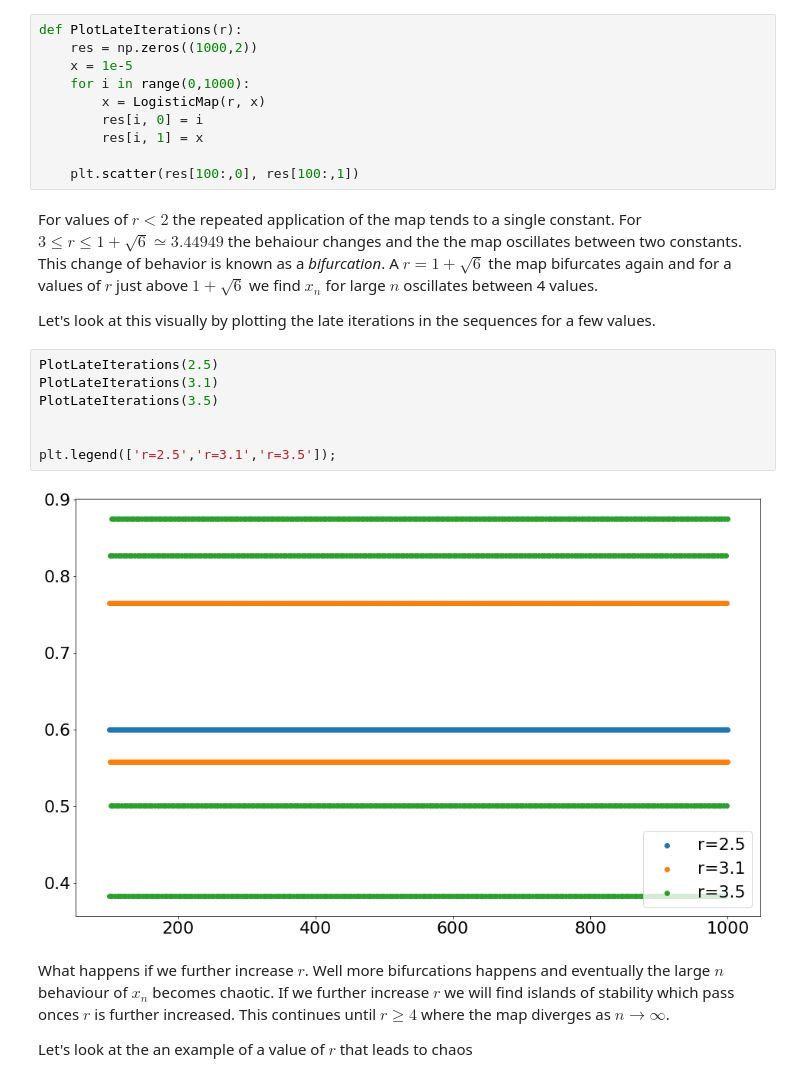
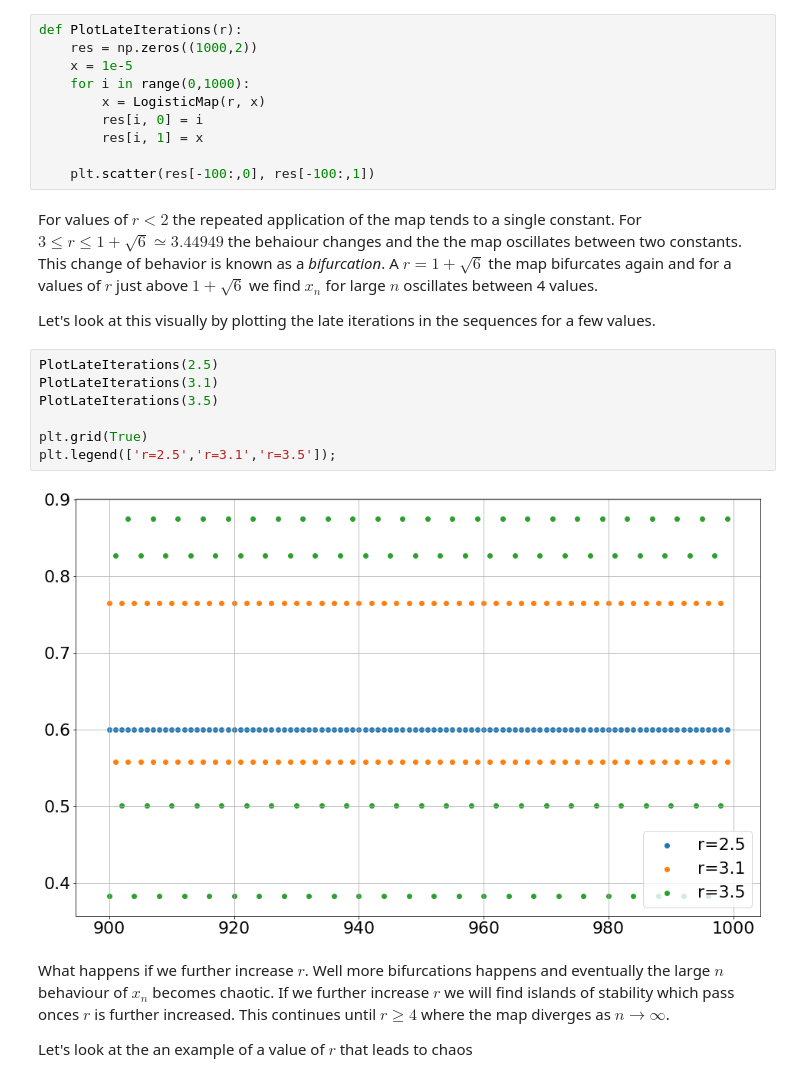
Before and after one commit to nielsw2/ACM20030-Examples, a Jupyter notebook: InterestingExamples/LogisticsMap.ipynb, the cells around one changed output. Saved outputs shown, nothing was run; the diff lists cells and outputs as text.

```diff
--- a/InterestingExamples/LogisticsMap.ipynb
+++ b/InterestingExamples/LogisticsMap.ipynb
@@ -32,7 +32,7 @@ def PlotLateIterations(r):
         res[i, 0] = i
         res[i, 1] = x
 
-    plt.scatter(res[100:,0], res[100:,1])
+    plt.scatter(res[-100:,0], res[-100:,1])
 # %% [markdown]
 For values of $r<2$ the repeated application of the map tends to a single constant. For $3 \le r \le 1+\sqrt{6} \simeq 3.44949$ the behaiour changes and the the map oscillates between two constants. This change of behavior is known as a *bifurcation*.  A $r = 1+\sqrt{6}$  the map bifurcates again and for a values of $r$ just above $1+\sqrt{6}$ we find $x_n$ for large $n$ oscillates between 4 values.
 
@@ -40,12 +40,12 @@ Let's look at this visually by plotting the late iterations in the sequences for
 # %%
 PlotLateIterations(2.5)
 PlotLateIterations(3.1)
 PlotLateIterations(3.5)
 
-
+plt.grid(True)
 plt.legend(['r=2.5','r=3.1','r=3.5']);
 # %% [output]
-[figure, old version]
+[figure, new version]
 # %% [markdown]
 What happens if we further increase $r$. Well more bifurcations happens and eventually the large $n$ behaviour of $x_n$ becomes chaotic. If we further increase $r$ we will find islands of stability which pass onces $r$ is further increased. This continues until $r\ge4$ where the map diverges as $n\rightarrow\infty$.
 
```
Also changed, not shown: parts of 2 cells of this notebook, 3 other files.
